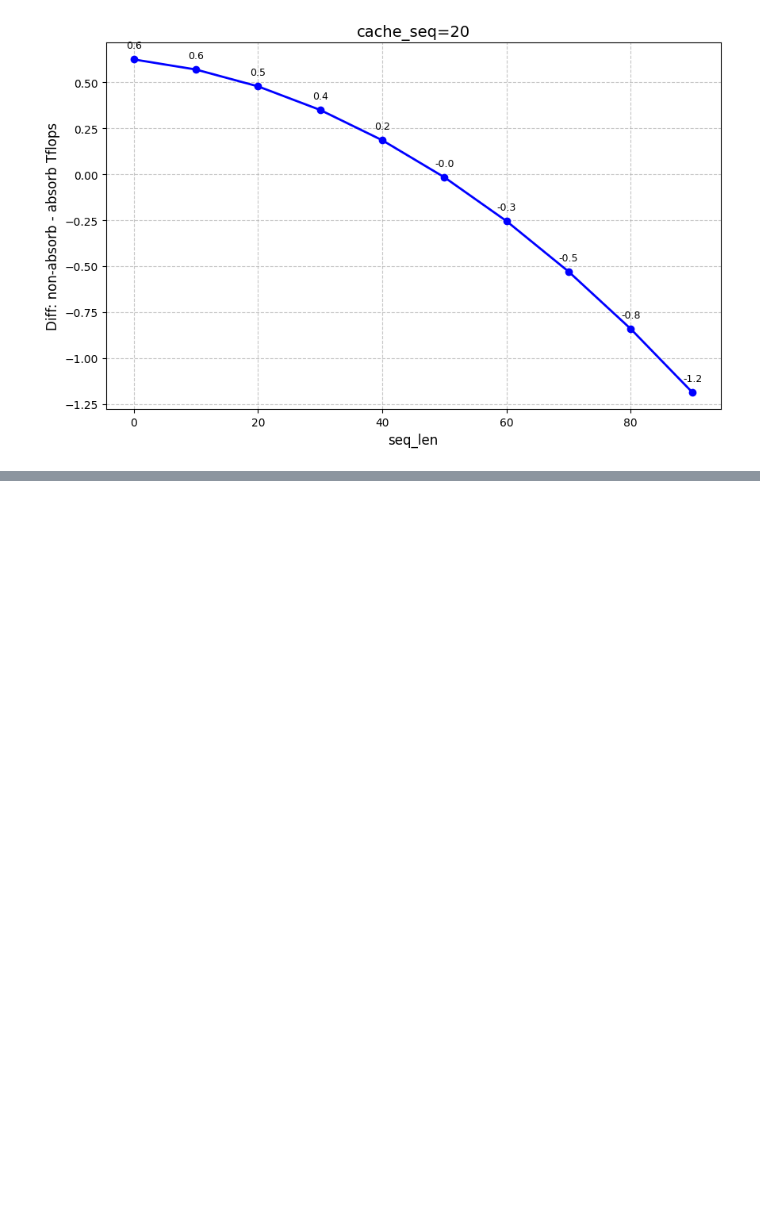
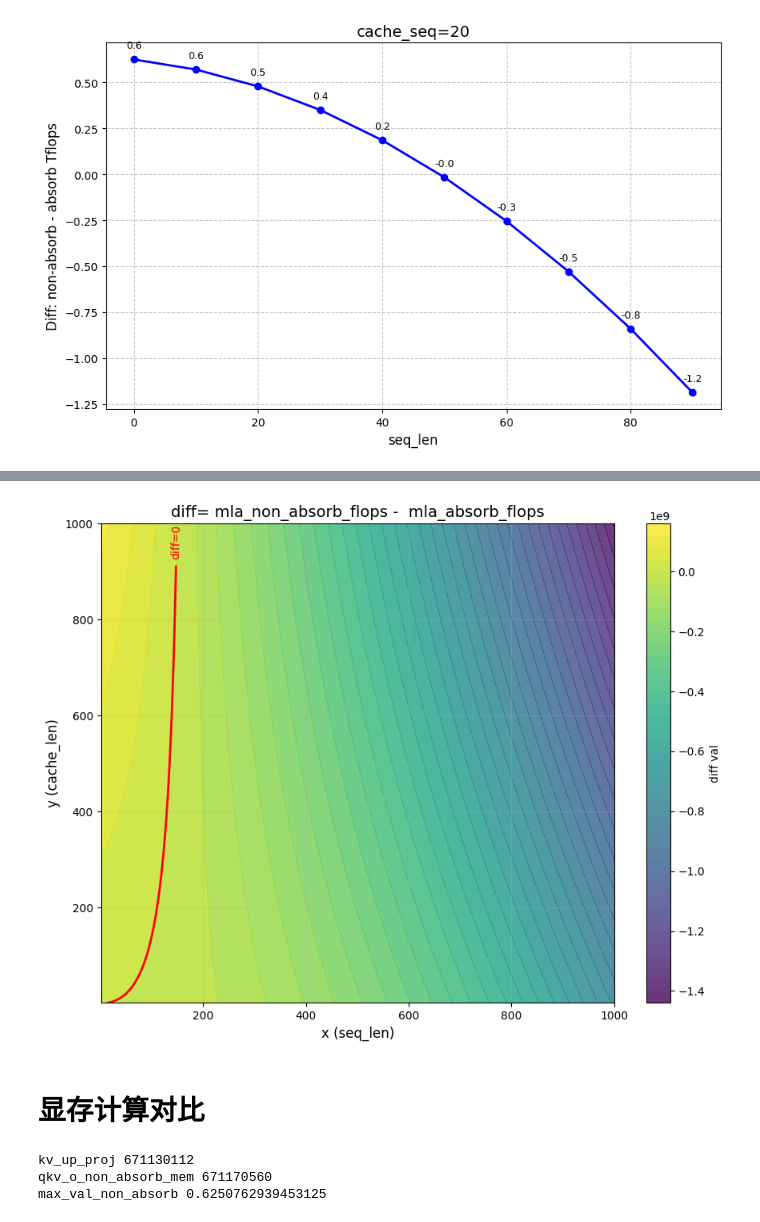
Before and after one commit to CalvinXKY/mfu_calculation, a Jupyter notebook: MLA_absorb_mfu.ipynb, the cells around one changed output, grey strips where cells are left out. Drawn from its saved outputs; the diff is of its cells as text; code cells hidden in the pictures; blank space fills up the shorter version.

Commit message:
update MLA_absorb_mfu with memory calculation.

```diff
--- a/MLA_absorb_mfu.ipynb
+++ b/MLA_absorb_mfu.ipynb
@@ -133,0 +205,30 @@ plot_data(cache_len=20, x_lab="seq_len")
+# %%
+# 绘制等高线图，并标记diff=0的红色线
+fig2, ax2 = plt.subplots(figsize=(9, 7))
+
+# 绘制填充等高线
+contour = ax2.contourf(X, Y, Z, 50, cmap='viridis', alpha=0.8)
+
+# 绘制等高线，特别标记diff=0的线
+zero_contour = ax2.contour(X, Y, Z, levels=[0], colors='red', linewidths=2, linestyles='-')
+
+# 在红色线上添加标签
+ax2.clabel(zero_contour, inline=True, fontsize=10, fmt='diff=0')
+
+# 添加颜色条
+fig2.colorbar(contour, label='diff val')
+
+# 设置坐标轴标签
+ax2.set_xlabel('x (seq_len)', fontsize=12)
+ax2.set_ylabel('y (cache_len)', fontsize=12)
+ax2.set_title('diff= mla_non_absorb_flops -  mla_absorb_flops', fontsize=14)
+
+# 添加网格以便更好地读取坐标
+ax2.grid(True, alpha=0.3)
+
+plt.tight_layout()
+plt.show()
+# %% [output]
+[figure, added]
+# %% [markdown]
+# 显存计算对比
@@ -133,0 +239,16 @@ plot_data(cache_len=20, x_lab="seq_len")
+# %%
+# 非吸收矩阵
+kv_up_proj = (bs * seq_len * kv_lora_rank +
+              bs * heads * (seq_len + cache_len) * (qk_rope_head_dim + qk_head_dim + v_head_dim))
+qkv_o_non_absorb_mem = bs * heads * seq_len * (qk_head_dim + qk_rope_head_dim) + \
+                       bs * heads * (seq_len + cache_len) * (qk_rope_head_dim + qk_head_dim + v_head_dim) + \
+                       bs * heads * seq_len * v_head_dim
+
+max_val_non_absorb = max(kv_up_proj, qkv_o_non_absorb_mem) / (1024 * 1024 * 1024) # GB
+print("kv_up_proj", kv_up_proj)
+print("qkv_o_non_absorb_mem", qkv_o_non_absorb_mem)
+print("max_val_non_absorb", max_val_non_absorb)
+# %% [output]
+kv_up_proj 671130112
+qkv_o_non_absorb_mem 671170560
+max_val_non_absorb 0.6250762939453125
```
Also changed, not shown: parts of 8 cells of this notebook.
